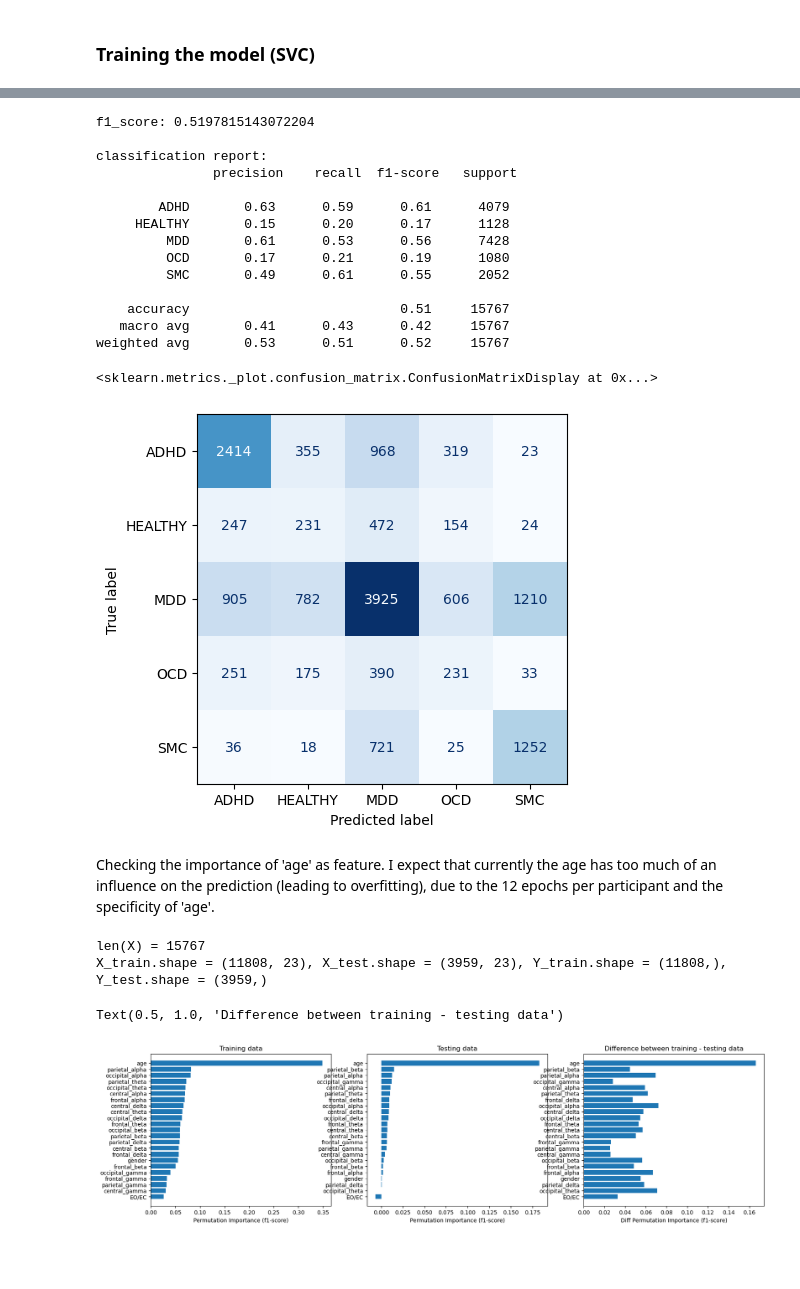
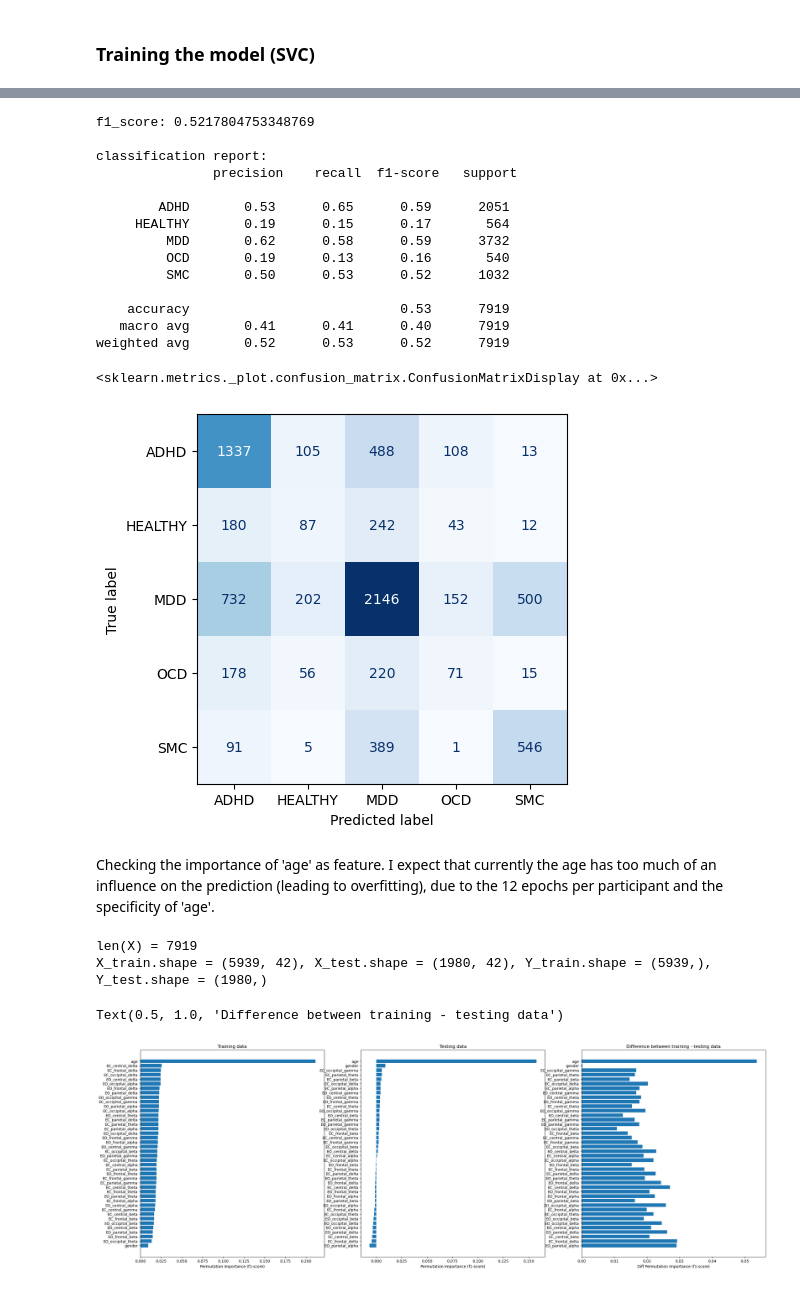
Before and after one commit to TSmolders/Internship_EEG, a Jupyter notebook: 4_multiclass_classification.ipynb, the cells around one changed output, grey strips where cells are left out. Saved outputs shown, nothing was run; the diff lists cells and outputs as text; code cells hidden in the pictures; blank space fills up the shorter version.

```diff
--- a/4_multiclass_classification.ipynb
+++ b/4_multiclass_classification.ipynb
@@ -285,5 +34,0 @@ df_features.to_pickle('D:\Documents\RU\Master_Neurobiology\Internship_jaar_2\Pro
-# %%
-df_features = pd.read_pickle('D:\Documents\RU\Master_Neurobiology\Internship_jaar_2\Project\TD-BRAIN\TD-BRAIN_extracted_features/df_std_features.pkl')
-df_features['EO/EC'] = (df_features['EO/EC'] == 'EO').astype('int')
-df_features['age'] = df_features['age'].round().astype('Int32') # round age to nearest year and convert to int
-df_features.sample(7)
@@ -352,10 +102,11 @@ print(f'# of instances: {len(groups)}')
 
 # define numeric & categorical columns
 numeric_cols = ['age']
-for band in bands:
-    for group in channel_groups:
-        numeric_cols.append(f'{group}_{band}')
-cat_cols = ['gender', 'EO/EC'] # moet ik EO/EC als feature gebruiken?
+for cond in ['EO', 'EC']:
+    for band in bands:
+        for group in channel_groups:
+            numeric_cols.append(f'{cond}_{group}_{band}')
+cat_cols = ['gender']
 
 X = df_features[numeric_cols + cat_cols]
 Y = df_features['diagnosis']
@@ -441,6 +185,6 @@ Mean SVM test score: 0.5193735735049506
 # %%
 # final pipeline
-steps = [('col_trans', col_trans), ('rbf_svm', svm.SVC(kernel = 'rbf', C = 10, gamma = 0.1, class_weight = 'balanced'))]
+steps = [('col_trans', col_trans), ('rbf_svm', svm.SVC(kernel = 'rbf', C = 1, gamma = 0.1, class_weight = 'balanced'))]
 pipeline = Pipeline(steps)
 
 # obtain predictions
@@ -455,22 +199,22 @@ from sklearn.metrics import confusion_matrix, ConfusionMatrixDisplay
 conf_matrix = confusion_matrix(Y, Y_pred)
 ConfusionMatrixDisplay(conf_matrix, display_labels = class_labels).plot(cmap = 'Blues', values_format = 'd', colorbar=False)
 # %% [output]
-f1_score: 0.5197815143072204
+f1_score: 0.5217804753348769
 
 classification report:
                precision    recall  f1-score   support
 
-        ADHD       0.63      0.59      0.61      4079
-     HEALTHY       0.15      0.20      0.17      1128
-         MDD       0.61      0.53      0.56      7428
-         OCD       0.17      0.21      0.19      1080
-         SMC       0.49      0.61      0.55      2052
+        ADHD       0.53      0.65      0.59      2051
+     HEALTHY       0.19      0.15      0.17       564
+         MDD       0.62      0.58      0.59      3732
+         OCD       0.19      0.13      0.16       540
+         SMC       0.50      0.53      0.52      1032
 
-    accuracy                           0.51     15767
-   macro avg       0.41      0.43      0.42     15767
-weighted avg       0.53      0.51      0.52     15767
+    accuracy                           0.53      7919
+   macro avg       0.41      0.41      0.40      7919
+weighted avg       0.52      0.53      0.52      7919
 <sklearn.metrics._plot.confusion_matrix.ConfusionMatrixDisplay at 0x...>
-[figure, old version]
+[figure, new version]
 # %% [markdown]
 Checking the importance of 'age' as feature. I expect that currently the age has too much of an influence on the prediction (leading to overfitting), due to the 12 epochs per participant and the specificity of 'age'.
 # %%
@@ -493,37 +237,37 @@ print(f'{X_train.shape = }, {X_test.shape = }, {Y_train.shape = }, {Y_test.shape
 # fit pipeline to training data
 pipeline_fit = pipeline.fit(X_train, Y_train)
 train_perm_importance = permutation_importance(pipeline_fit, X_train, Y_train,
                                     n_repeats=5, random_state=42,
                                     n_jobs=-1, scoring=f1_scorer)
 
 train_sorted_idx = train_perm_importance.importances_mean.argsort()
 
-fig, (ax1, ax2, ax3) = plt.subplots(1, 3, figsize=(20, 5))
+fig, (ax1, ax2, ax3) = plt.subplots(1, 3, figsize=(30, 10))
 ax1.barh(X.columns[train_sorted_idx], train_perm_importance.importances_mean[train_sorted_idx])
 ax1.set_xlabel("Permutation Importance (f1-score)")
 ax1.set_title('Training data')
 
 # fit pipeline to test data
 test_perm_importance = permutation_importance(pipeline_fit, X_test, Y_test,
                                     n_repeats=5, random_state=42,
                                     n_jobs=-1, scoring=f1_scorer)
 
 test_sorted_idx = test_perm_importance.importances_mean.argsort()
 ax2.barh(X.columns[test_sorted_idx], test_perm_importance.importances_mean[test_sorted_idx])
 ax2.set_xlabel("Permutation Importance (f1-score)")
 ax2.set_title('Testing data')
 
 # plot difference between training and testing permutation importance (im not entirely
 # sure if the indices are the same for both test/train data, as the importances_mean attribute is just a numpy array)
 diff = train_perm_importance.importances_mean - test_perm_importance.importances_mean
 ax3.barh(X.columns[test_sorted_idx], diff[test_sorted_idx])
 ax3.set_xlabel("Diff Permutation Importance (f1-score)")
 ax3.set_title('Difference between training - testing data')
 # %% [output]
-len(X) = 15767
-X_train.shape = (11808, 23), X_test.shape = (3959, 23), Y_train.shape = (11808,), Y_test.shape = (3959,)
+len(X) = 7919
+X_train.shape = (5939, 42), X_test.shape = (1980, 42), Y_train.shape = (5939,), Y_test.shape = (1980,)
 Text(0.5, 1.0, 'Difference between training - testing data')
-[figure, old version]
+[figure, new version]
 # %%
 # fitting model without age as feature to see importance
 X_no_age = X.drop(columns = ['age'])
```
Also changed, not shown: parts of 13 cells of this notebook, 2 other files.
